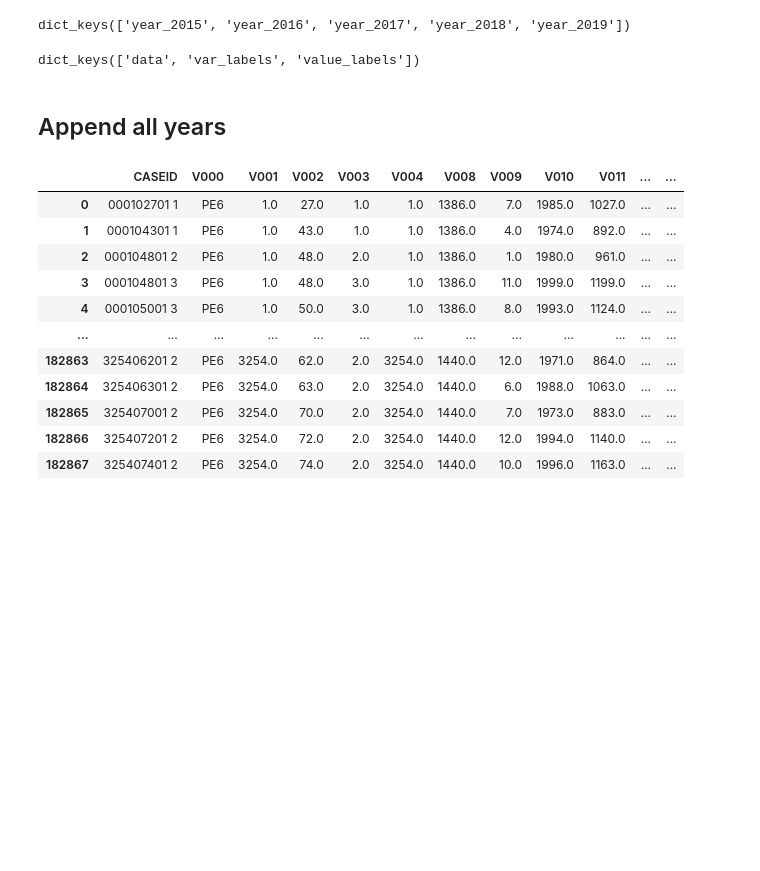
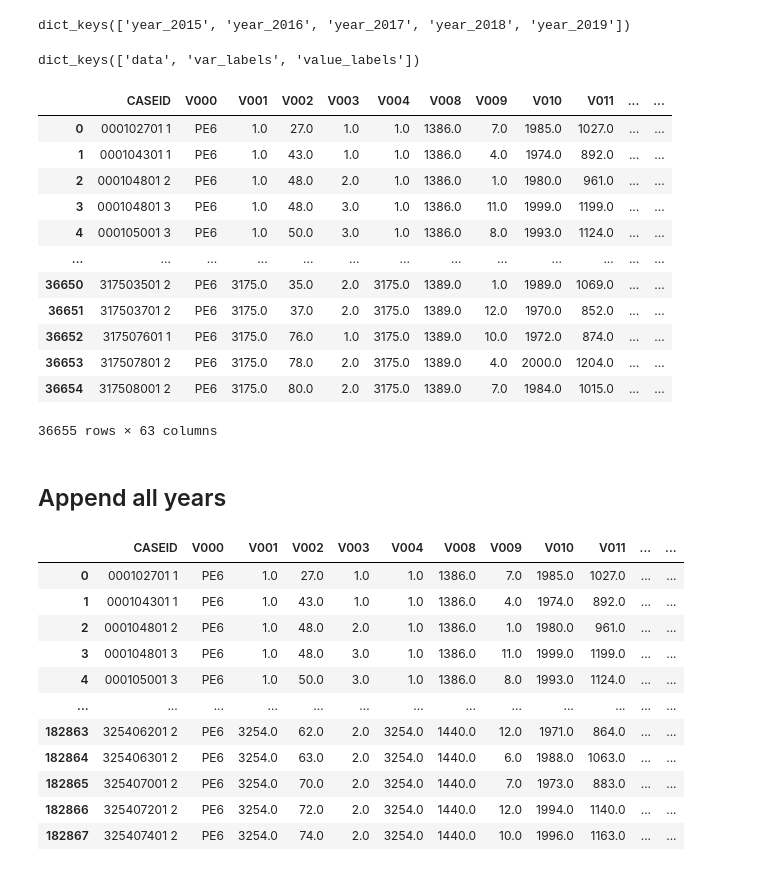
Before and after one commit to Robertopucp/1ECO35_R_PYTHON, a Jupyter notebook: Laboratorios/Lab6/Lab_python_2.ipynb, the cells around one changed output. Saved outputs shown, nothing was run; the diff lists cells and outputs as text; code cells hidden in the pictures; blank space fills up the shorter version.

```diff
--- a/Laboratorios/Lab6/Lab_python_2.ipynb
+++ b/Laboratorios/Lab6/Lab_python_2.ipynb
@@ -12,14 +12,21 @@ col2 = [ 'CASEID', 'V201', 'V218', 'V301', 'V302', 'V323', 'V323A', 'V325A', 'V3
 col3 = [ 'CASEID', 'V501', 'V502', 'V503', 'V504', 'V505', 'V506', 'V507', 'V508', 'V509', 'V510', 'V511', 'V512', 'V513', 'V525', 'V613', 'V714', 'V715']
 # %%
 all_data_ta = {}
+
+# REC0111 información básica de la mujer
+# REC223132 Información módulos de salud
+# RE51617 información dela pareja
+
+# 15-45 años
+
 for year in range( 2015, 2020 ):
     print(f"{year}")
 
     # read REC0111 data
-    endes1 = pd.read_spss( f"../../data/endes/{year}/REC0111.sav" )
+    endes1 = pd.read_spss( f"../../data/Endes/{year}/REC0111.sav" )
 
     # Get labels from sav file
-    with sav.SavHeaderReader( fr"../../data/endes/{year}/REC0111.sav", ioUtf8=True) as header:
+    with sav.SavHeaderReader( fr"../../data/Endes/{year}/REC0111.sav", ioUtf8=True) as header:
         metadata = header.all()
 
     # Filtering columns
@@ -32,6 +39,7 @@ for year in range( 2015, 2020 ):
     var_labels = metadata.varLabels.copy()
     # variables kyes
     var_labels_keys = var_labels.keys()
+
     # Values labels
     value_labels = metadata.valueLabels.copy()
     # Values keys
@@ -59,10 +67,10 @@ for year in range( 2015, 2020 ):
 
 
     # read RE223132 data
-    endes2 = pd.read_spss( fr"../../data/endes/{year}/RE223132.sav" )
+    endes2 = pd.read_spss( fr"../../data/Endes/{year}/RE223132.sav" )
 
     # Get labels from sav file
-    with sav.SavHeaderReader( fr"../../data/endes/{year}/RE223132.sav", ioUtf8=True) as header:
+    with sav.SavHeaderReader( fr"../../data/Endes/{year}/RE223132.sav", ioUtf8=True) as header:
         metadata = header.all()
 
     # Selecting Specific Columns
@@ -93,10 +101,10 @@ for year in range( 2015, 2020 ):
 
 
     # read RE516171 data
-    endes3 = pd.read_spss( fr"../../data/endes/{year}/RE516171.sav" )
+    endes3 = pd.read_spss( fr"../../data/Endes/{year}/RE516171.sav" )
 
     # Get labels from sav file
-    with sav.SavHeaderReader( fr"../../data/endes/{year}/RE516171.sav", ioUtf8=True) as header:
+    with sav.SavHeaderReader( fr"../../data/Endes/{year}/RE516171.sav", ioUtf8=True) as header:
         metadata = header.all()
 
     # Filter columns
@@ -168,6 +196,22 @@ dict_keys(['year_2015', 'year_2016', 'year_2017', 'year_2018', 'year_2019'])
 all_data_ta['year_2015'].keys()
 # %% [output]
 dict_keys(['data', 'var_labels', 'value_labels'])
+# %%
+all_data_ta['year_2015']['data']
+# %% [output]
+|  | CASEID | V000 | V001 | V002 | V003 | V004 | V008 | V009 | V010 | V011 | ... | ... |
+| 0 | 000102701 1 | PE6 | 1.0 | 27.0 | 1.0 | 1.0 | 1386.0 | 7.0 | 1985.0 | 1027.0 | ... | ... |
+| 1 | 000104301 1 | PE6 | 1.0 | 43.0 | 1.0 | 1.0 | 1386.0 | 4.0 | 1974.0 | 892.0 | ... | ... |
+| 2 | 000104801 2 | PE6 | 1.0 | 48.0 | 2.0 | 1.0 | 1386.0 | 1.0 | 1980.0 | 961.0 | ... | ... |
+| 3 | 000104801 3 | PE6 | 1.0 | 48.0 | 3.0 | 1.0 | 1386.0 | 11.0 | 1999.0 | 1199.0 | ... | ... |
+| 4 | 000105001 3 | PE6 | 1.0 | 50.0 | 3.0 | 1.0 | 1386.0 | 8.0 | 1993.0 | 1124.0 | ... | ... |
+| ... | ... | ... | ... | ... | ... | ... | ... | ... | ... | ... | ... | ... |
+| 36650 | 317503501 2 | PE6 | 3175.0 | 35.0 | 2.0 | 3175.0 | 1389.0 | 1.0 | 1989.0 | 1069.0 | ... | ... |
+| 36651 | 317503701 2 | PE6 | 3175.0 | 37.0 | 2.0 | 3175.0 | 1389.0 | 12.0 | 1970.0 | 852.0 | ... | ... |
+| 36652 | 317507601 1 | PE6 | 3175.0 | 76.0 | 1.0 | 3175.0 | 1389.0 | 10.0 | 1972.0 | 874.0 | ... | ... |
+| 36653 | 317507801 2 | PE6 | 3175.0 | 78.0 | 2.0 | 3175.0 | 1389.0 | 4.0 | 2000.0 | 1204.0 | ... | ... |
+| 36654 | 317508001 2 | PE6 | 3175.0 | 80.0 | 2.0 | 3175.0 | 1389.0 | 7.0 | 1984.0 | 1015.0 | ... | ... |
+36655 rows × 63 columns
 # %% [markdown]
 ## Append all years
 # %%
```
Also changed, not shown: parts of 1 cell of this notebook, 3 other files.
